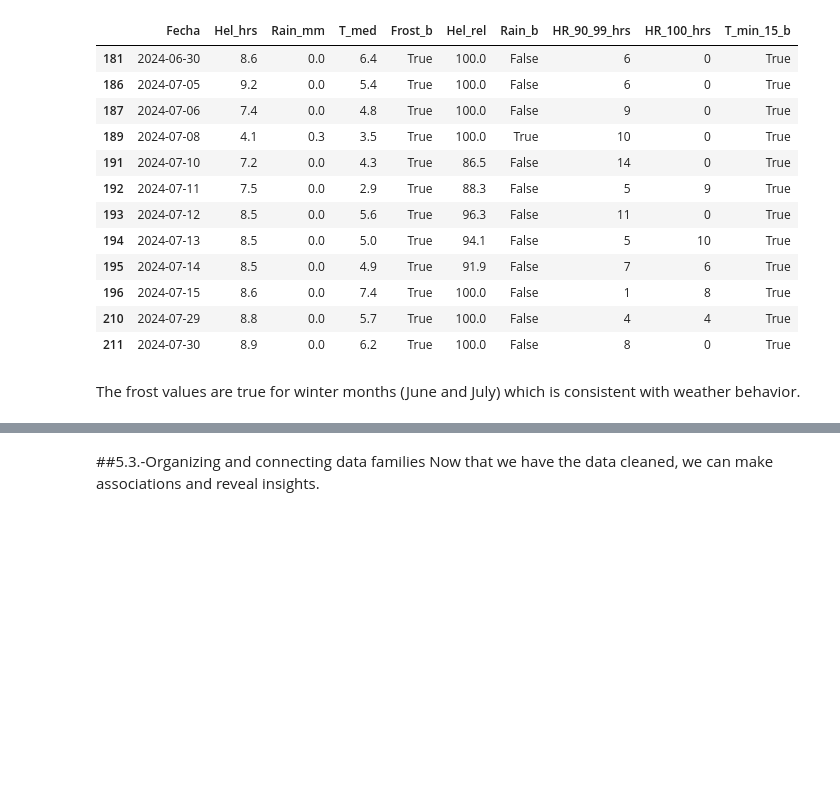
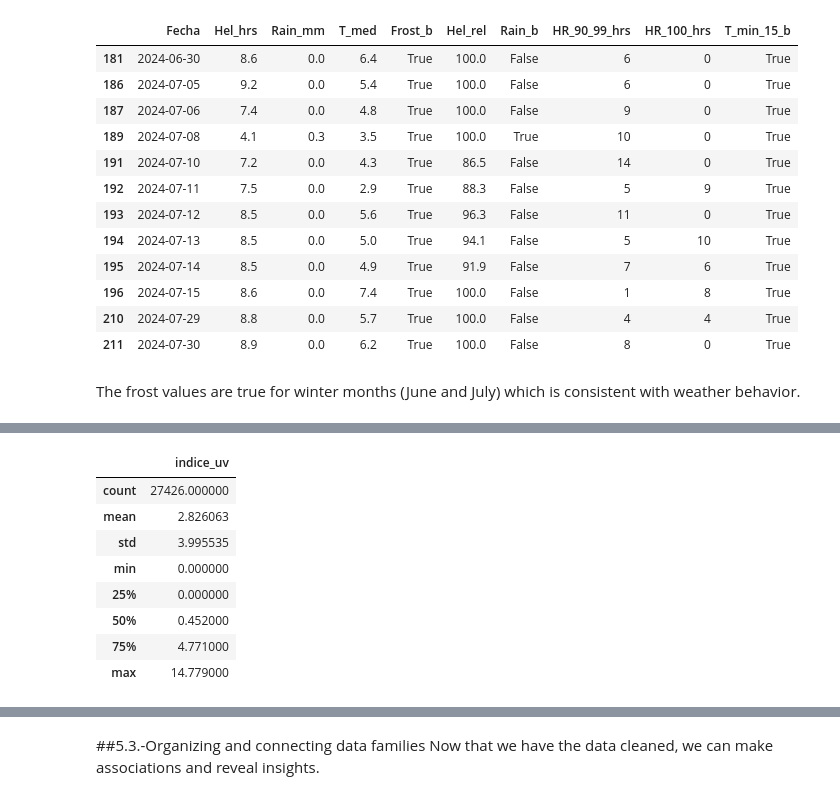
Before and after one commit to mdeleond/Portfolio, a Jupyter notebook: Projects/Montevideo Traffic accidents analysis/Siniestros_en_Montevideo_2024.ipynb, the cells around one changed output, grey strips where cells are left out. Cells and saved outputs as stored; diff of their text form; code cells hidden in the pictures; blank space fills up the shorter version.

```diff
--- a/Projects/Montevideo Traffic accidents analysis/Siniestros_en_Montevideo_2024.ipynb
+++ b/Projects/Montevideo Traffic accidents analysis/Siniestros_en_Montevideo_2024.ipynb
@@ -720,0 +733,12 @@ The frost values are true for winter months (June and July) which is consistent
+# %%
+radiacion_1.describe()
+# %% [output]
+|  | indice_uv |
+| count | 27426.000000 |
+| mean | 2.826063 |
+| std | 3.995535 |
+| min | 0.000000 |
+| 25% | 0.000000 |
+| 50% | 0.452000 |
+| 75% | 4.771000 |
+| max | 14.779000 |
```
Also changed, not shown: parts of 10 cells of this notebook.
